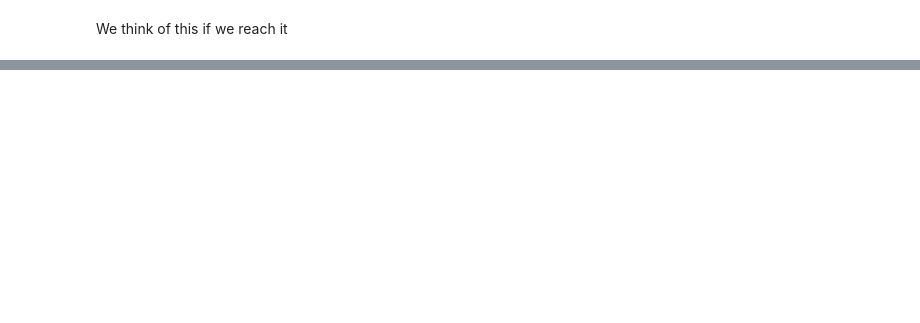
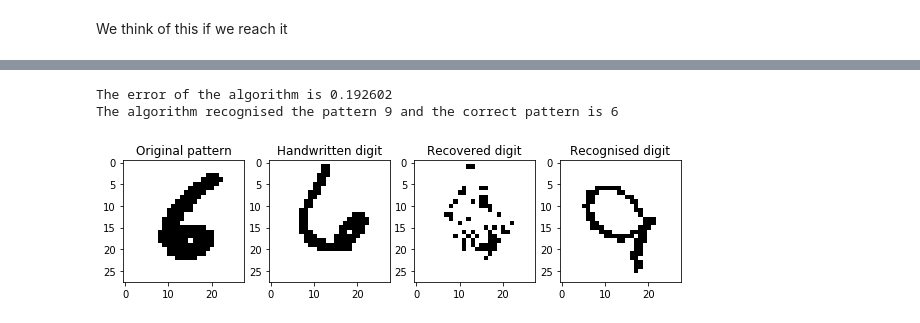
Before and after one commit to mballarin97/Hopfield-project, a Jupyter notebook: Handwritten digits recognition.ipynb, the cells around one changed output, grey strips where cells are left out. Saved outputs shown, nothing was run; the diff lists cells and outputs as text; code cells hidden in the pictures; blank space fills up the shorter version.

```diff
--- a/Handwritten digits recognition.ipynb
+++ b/Handwritten digits recognition.ipynb
@@ -133,0 +164,8 @@ digits_test = np.array(digits_test)
+# %%
+# Just select random samples as patterns
+rand_patterns = []
+for i in range(10):
+    temp = X_test[ label_test == i ].shape[0]
+    temp = np.random.randint(0,temp)
+    rand_patterns.append( X_test[ label_test == i ][temp] )
+rand_patterns = np.array(rand_patterns)
@@ -133,0 +209,32 @@ digits_test = np.array(digits_test)
+# %%
+J = MF_coupling(rand_patterns,N)
+# %%
+# Random pattern try
+# Slightly better, still not good
+
+idx = np.random.randint(0,9999)
+dgt = label_test[idx]
+
+sys = X_test[idx]
+
+res = montecarlo(J,sys,1,1000)
+
+wrong_pixels = error_im(rand_patterns[dgt],sys)
+assigned_pattern = assign_pattern(rand_patterns,sys)
+
+
+fig, ax = plt.subplots(1,4, figsize=(10,6))
+ax[0].set_title('Original pattern')
+ax[0].imshow(rand_patterns[dgt].reshape(L,L),cmap='Greys')
+ax[1].set_title('Handwritten digit')
+ax[1].imshow(sys.reshape(L,L),cmap='Greys')
+ax[2].set_title('Recovered digit')
+ax[2].imshow(res.reshape(L,L),cmap='Greys')
+ax[3].set_title('Recognised digit')
+ax[3].imshow(rand_patterns[assigned_pattern].reshape(L,L),cmap='Greys')
+print('The error of the algorithm is %f' %(wrong_pixels))
+print('The algorithm recognised the pattern %i and the correct pattern is %i' %(assigned_pattern,dgt))
+# %% [output]
+The error of the algorithm is 0.192602
+The algorithm recognised the pattern 9 and the correct pattern is 6
+[figure, added]
```
Also changed, not shown: parts of 17 cells of this notebook, 1 other file.
